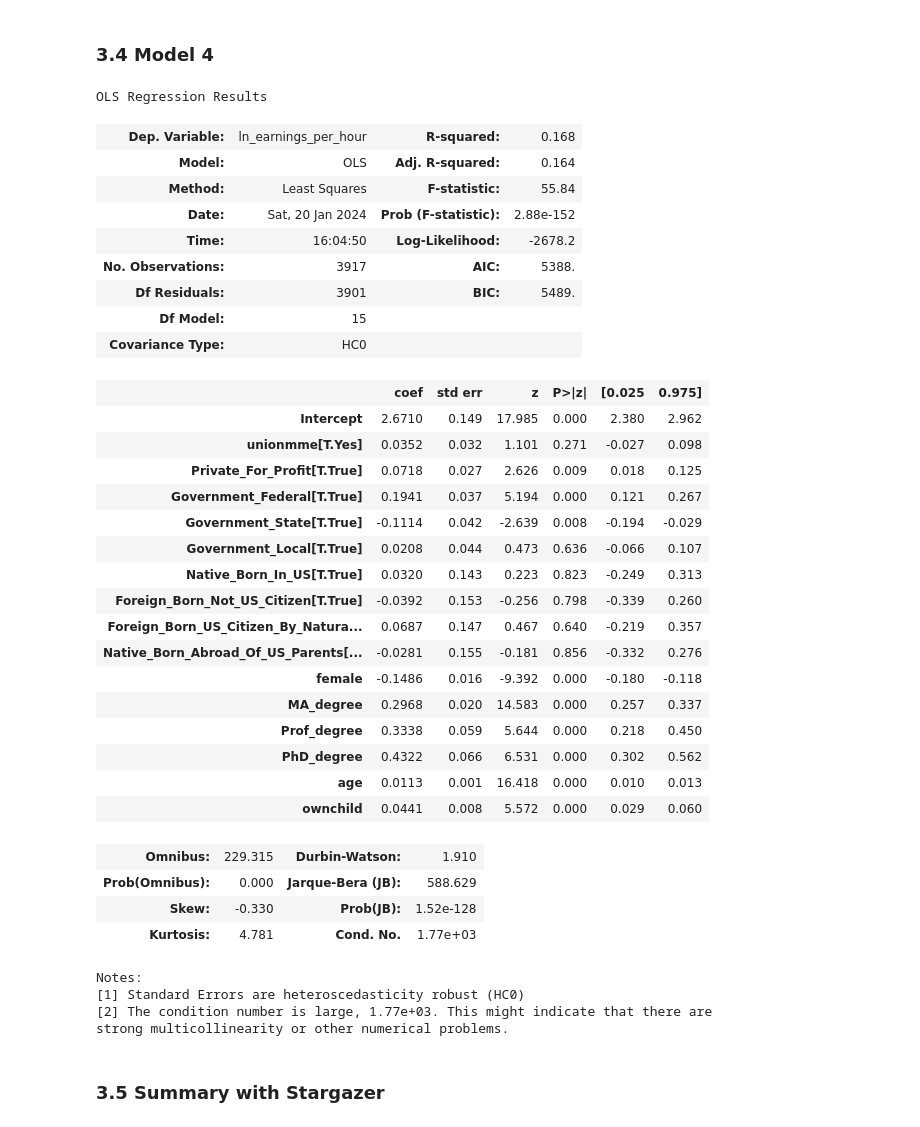
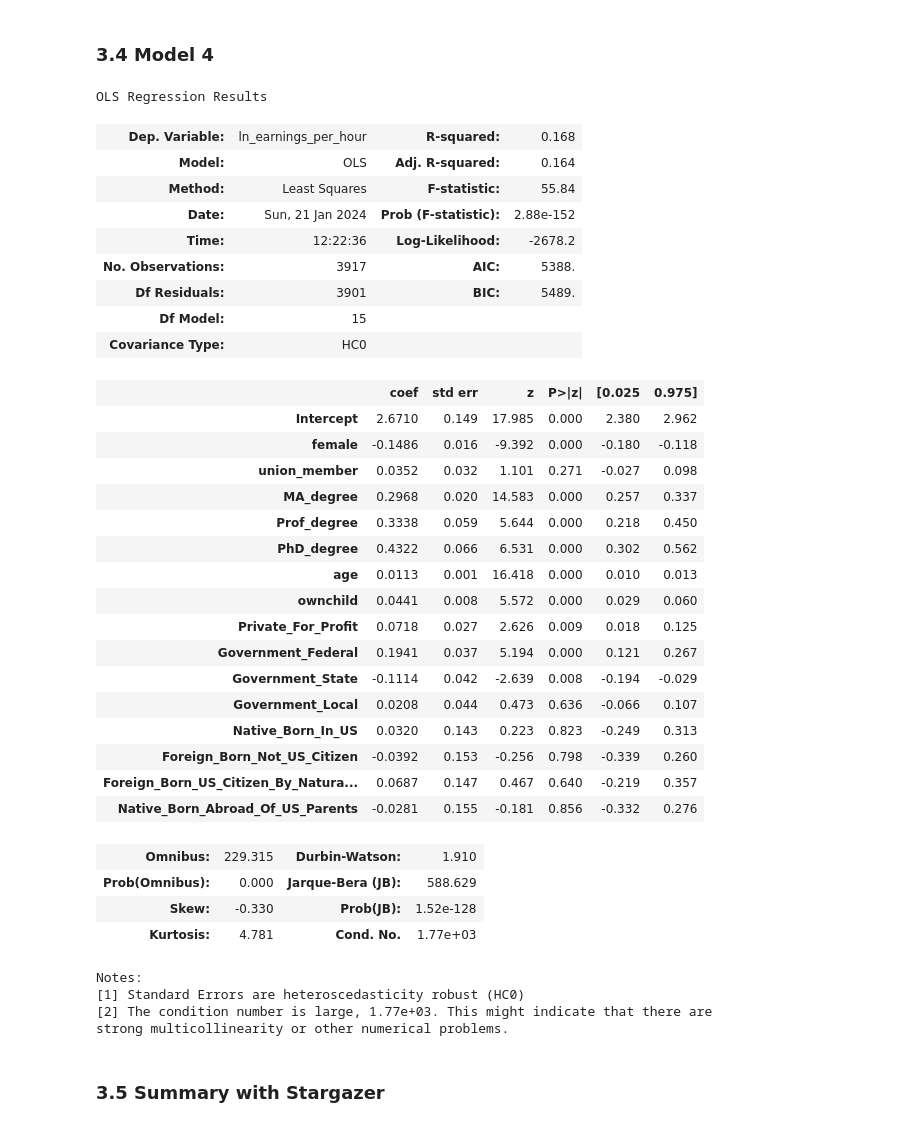
Before and after one commit to MarcellM01/Data-Analysis-3, a Jupyter notebook: Homework_1/Homework_1.ipynb, the cells around one changed output. Drawn from its saved outputs; the diff is of its cells as text; code cells hidden in the pictures.

```diff
--- a/Homework_1/Homework_1.ipynb
+++ b/Homework_1/Homework_1.ipynb
@@ -25,9 +25,9 @@ from statsmodels.tools.eval_measures import mse,rmse
 ### 1.1 Importing data
 # %%
 # Load the dataset
-current_path = os.getcwd()
+file_path = 'https://raw.githubusercontent.com/MarcellM01/Data-Analysis-3/main/Homework_1/morg-2014-emp.csv'
 
-emp_data = pd.read_csv(current_path + '\\Homework_1\\morg-2014-emp.csv')
+emp_data = pd.read_csv(file_path)
 # %%
 emp_data.head()
 # %% [output]
@@ -152,6 +145,9 @@ data_filtered_business = data_filtered_business[data_filtered_business['earnings
 # Log of hourly wages
 data_filtered_business['ln_earnings_per_hour'] = np.log(data_filtered_business['earnings_per_hour'])
 
+# Union membership
+data_filtered_business['union_member'] = (data_filtered_business['unionmme'] == 'Yes').astype(int)
+
 # Different levels of education stored based on their codes
 
 data_filtered_business['BA_degree'] = (data_filtered_business['grade92'] == 43).astype(int)
@@ -161,21 +157,21 @@ data_filtered_business['PhD_degree'] = (data_filtered_business['grade92'] == 46)
 
 # Employment Categories
 
-data_filtered_business['Employed-At_Work'] = (data_filtered_business['lfsr94'] == "Employed-At Work")
-data_filtered_business['Employed-Absent'] = (data_filtered_business['lfsr94'] == "Employed-Absent")
+data_filtered_business['Employed-At_Work'] = (data_filtered_business['lfsr94'] == "Employed-At Work").astype(int)
+data_filtered_business['Employed-Absent'] = (data_filtered_business['lfsr94'] == "Employed-Absent").astype(int)
 
 # Class of Employer
 
-data_filtered_business['Private_For_Profit'] = (data_filtered_business['class'] == "Private, For Profit")
-data_filtered_business['Government_Federal'] = (data_filtered_business['class'] == "Government - Federal")
-data_filtered_business['Government_State'] = (data_filtered_business['class'] == "Government - State")
-data_filtered_business['Government_Local'] = (data_filtered_business['class'] == "Government - Local")
-data_filtered_business['Private_Nonprofit'] = (data_filtered_business['class'] == "Private, Nonprofit")
+data_filtered_business['Private_For_Profit'] = (data_filtered_business['class'] == "Private, For Profit").astype(int)
+data_filtered_business['Government_Federal'] = (data_filtered_business['class'] == "Government - Federal").astype(int)
+data_filtered_business['Government_State'] = (data_filtered_business['class'] == "Government - State").astype(int)
+data_filtered_business['Government_Local'] = (data_filtered_business['class'] == "Government - Local").astype(int)
+data_filtered_business['Private_Nonprofit'] = (data_filtered_business['class'] == "Private, Nonprofit").astype(int)
 
 # Type of Citizenship
 
-data_filtered_business['Native_Born_In_US'] = (data_filtered_business['prcitshp'] == "Native, Born In US")
-data_filtered_business['Foreign_Born_Not_US_Citizen'] = (data_filtered_business['prcitshp'] == "Foreign Born, Not a US Citizen")
-data_filtered_business['Foreign_Born_US_Citizen_By_Naturalization'] = (data_filtered_business['prcitshp'] == "Foreign Born, US Cit By Naturalization")
-data_filtered_business['Native_Born_Abroad_Of_US_Parents'] = (data_filtered_business['prcitshp'] == "Native, Born Abroad Of US Parent(s)")
-data_filtered_business['Native_Born_in_PR_or_US_Outlying'] = (data_filtered_business['prcitshp'] == "Native, Born in PR or US Outlying Area")
+data_filtered_business['Native_Born_In_US'] = (data_filtered_business['prcitshp'] == "Native, Born In US").astype(int)
+data_filtered_business['Foreign_Born_Not_US_Citizen'] = (data_filtered_business['prcitshp'] == "Foreign Born, Not a US Citizen").astype(int)
+data_filtered_business['Foreign_Born_US_Citizen_By_Naturalization'] = (data_filtered_business['prcitshp'] == "Foreign Born, US Cit By Naturalization").astype(int)
+data_filtered_business['Native_Born_Abroad_Of_US_Parents'] = (data_filtered_business['prcitshp'] == "Native, Born Abroad Of US Parent(s)").astype(int)
+data_filtered_business['Native_Born_in_PR_or_US_Outlying'] = (data_filtered_business['prcitshp'] == "Native, Born in PR or US Outlying Area").astype(int)
@@ -290,37 +506,37 @@ Notes:
 # %% [markdown]
 ### 3.4 Model 4
 # %%
-# Model 3: Hourly wage gap for edu_trai_lib subset including unionship and education levels
-model4 = smf.ols(formula="ln_earnings_per_hour ~ female + unionmme + MA_degree + Prof_degree + PhD_degree + age + ownchild + Private_For_Profit + Government_Federal + Government_State + Government_Local + Native_Born_In_US + Foreign_Born_Not_US_Citizen + Foreign_Born_US_Citizen_By_Naturalization + Native_Born_Abroad_Of_US_Parents", data=data_filtered_business).fit(cov_type="HC0")
+# Model 4: Hourly wage gap including unionship and education levels, age, childeren, and origin data
+model4 = smf.ols(formula="ln_earnings_per_hour ~ female + union_member + MA_degree + Prof_degree + PhD_degree + age + ownchild + Private_For_Profit + Government_Federal + Government_State + Government_Local + Native_Born_In_US + Foreign_Born_Not_US_Citizen + Foreign_Born_US_Citizen_By_Naturalization + Native_Born_Abroad_Of_US_Parents", data=data_filtered_business).fit(cov_type="HC0")
 model4.summary()
 # %% [output]
 OLS Regression Results
 | Dep. Variable: | ln_earnings_per_hour | R-squared: | 0.168 |
 | Model: | OLS | Adj. R-squared: | 0.164 |
 | Method: | Least Squares | F-statistic: | 55.84 |
-| Date: | Sat, 20 Jan 2024 | Prob (F-statistic): | 2.88e-152 |
-| Time: | 16:04:50 | Log-Likelihood: | -2678.2 |
+| Date: | Sun, 21 Jan 2024 | Prob (F-statistic): | 2.88e-152 |
+| Time: | 12:22:36 | Log-Likelihood: | -2678.2 |
 | No. Observations: | 3917 | AIC: | 5388. |
 | Df Residuals: | 3901 | BIC: | 5489. |
 | Df Model: | 15 |  |  |
 | Covariance Type: | HC0 |  |  |
 |  | coef | std err | z | P>|z| | [0.025 | 0.975] |
 | Intercept | 2.6710 | 0.149 | 17.985 | 0.000 | 2.380 | 2.962 |
-| unionmme[T.Yes] | 0.0352 | 0.032 | 1.101 | 0.271 | -0.027 | 0.098 |
-| Private_For_Profit[T.True] | 0.0718 | 0.027 | 2.626 | 0.009 | 0.018 | 0.125 |
-| Government_Federal[T.True] | 0.1941 | 0.037 | 5.194 | 0.000 | 0.121 | 0.267 |
-| Government_State[T.True] | -0.1114 | 0.042 | -2.639 | 0.008 | -0.194 | -0.029 |
-| Government_Local[T.True] | 0.0208 | 0.044 | 0.473 | 0.636 | -0.066 | 0.107 |
-| Native_Born_In_US[T.True] | 0.0320 | 0.143 | 0.223 | 0.823 | -0.249 | 0.313 |
-| Foreign_Born_Not_US_Citizen[T.True] | -0.0392 | 0.153 | -0.256 | 0.798 | -0.339 | 0.260 |
-| Foreign_Born_US_Citizen_By_Natura... | 0.0687 | 0.147 | 0.467 | 0.640 | -0.219 | 0.357 |
-| Native_Born_Abroad_Of_US_Parents[... | -0.0281 | 0.155 | -0.181 | 0.856 | -0.332 | 0.276 |
 | female | -0.1486 | 0.016 | -9.392 | 0.000 | -0.180 | -0.118 |
+| union_member | 0.0352 | 0.032 | 1.101 | 0.271 | -0.027 | 0.098 |
 | MA_degree | 0.2968 | 0.020 | 14.583 | 0.000 | 0.257 | 0.337 |
 | Prof_degree | 0.3338 | 0.059 | 5.644 | 0.000 | 0.218 | 0.450 |
 | PhD_degree | 0.4322 | 0.066 | 6.531 | 0.000 | 0.302 | 0.562 |
 | age | 0.0113 | 0.001 | 16.418 | 0.000 | 0.010 | 0.013 |
 | ownchild | 0.0441 | 0.008 | 5.572 | 0.000 | 0.029 | 0.060 |
+| Private_For_Profit | 0.0718 | 0.027 | 2.626 | 0.009 | 0.018 | 0.125 |
+| Government_Federal | 0.1941 | 0.037 | 5.194 | 0.000 | 0.121 | 0.267 |
+| Government_State | -0.1114 | 0.042 | -2.639 | 0.008 | -0.194 | -0.029 |
+| Government_Local | 0.0208 | 0.044 | 0.473 | 0.636 | -0.066 | 0.107 |
+| Native_Born_In_US | 0.0320 | 0.143 | 0.223 | 0.823 | -0.249 | 0.313 |
+| Foreign_Born_Not_US_Citizen | -0.0392 | 0.153 | -0.256 | 0.798 | -0.339 | 0.260 |
+| Foreign_Born_US_Citizen_By_Natura... | 0.0687 | 0.147 | 0.467 | 0.640 | -0.219 | 0.357 |
+| Native_Born_Abroad_Of_US_Parents | -0.0281 | 0.155 | -0.181 | 0.856 | -0.332 | 0.276 |
 | Omnibus: | 229.315 | Durbin-Watson: | 1.910 |
 | Prob(Omnibus): | 0.000 | Jarque-Bera (JB): | 588.629 |
 | Skew: | -0.330 | Prob(JB): | 1.52e-128 |
```
Also changed, not shown: parts of 38 cells of this notebook, 1 other file.
